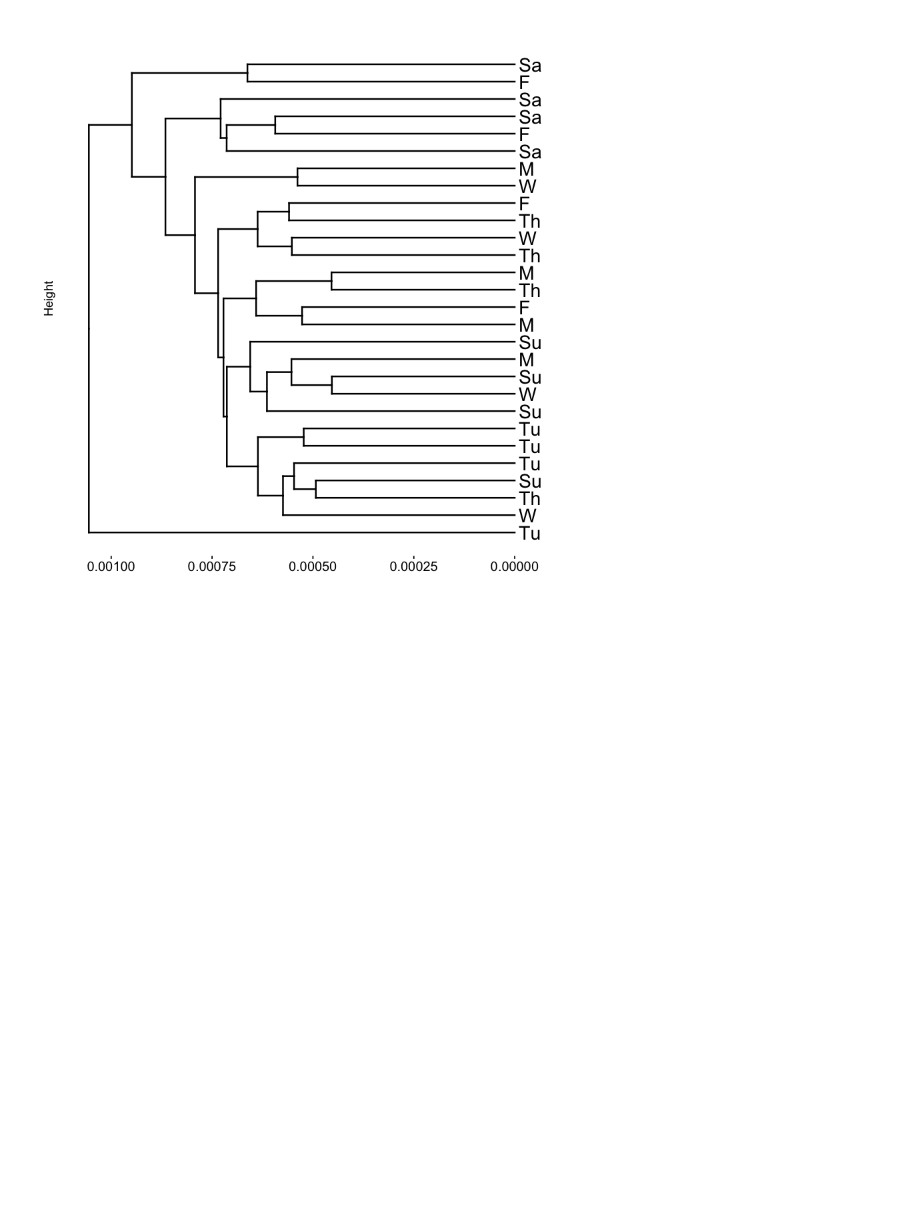
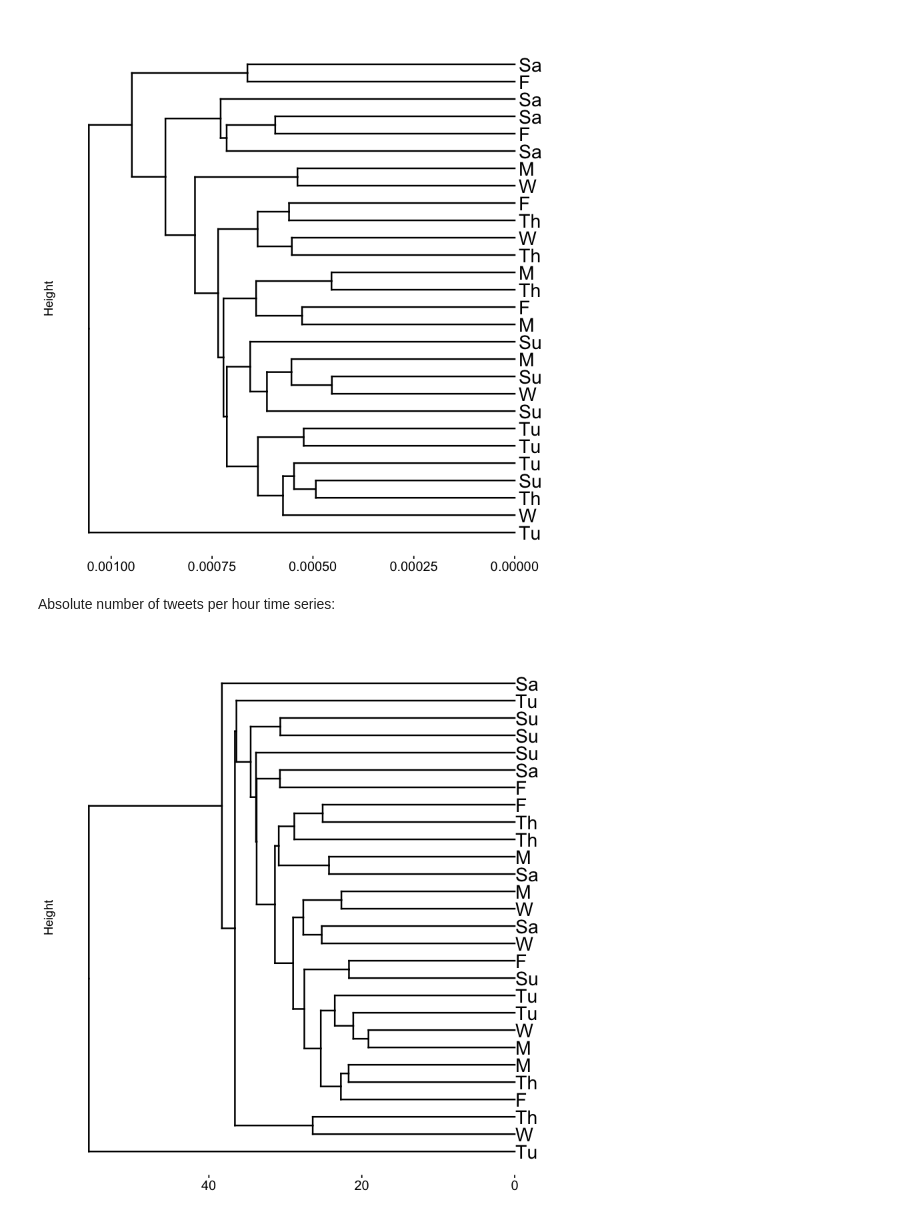
Before and after one commit to tj2huang/nyu-research, a Jupyter notebook: notebooks/tobacco-plot.ipynb, the cells around one changed output. Drawn from its saved outputs; the diff is of its cells as text; code cells hidden in the pictures; blank space fills up the shorter version.

```diff
--- a/notebooks/tobacco-plot.ipynb
+++ b/notebooks/tobacco-plot.ipynb
@@ -196,3 +193,19 @@ euc_dend <-function(){
 euc_dend()
 # %% [output]
 [figure]
+# %% [markdown]
+Absolute number of tweets per hour time series:
+# %%
+june_days = split_by_day(ts_pres)
+colnames(june_days)=weekdays
+dist = diss(june_days, METHOD = 'EUCL')
+c = agnes(dist, diss=TRUE)
+# %%
+euc_dend <-function(){
+    fviz_dend(c, rect=TRUE, main='', ylab='', xlab='Height',
+              las=1, cex=1.2, cex.lab=1.5, horiz=TRUE)
+    #mtext( text='Day of Week', side=2, cex=1.5)
+}
+euc_dend()
+# %% [output]
+[figure, added]
```
Also changed, not shown: parts of 2 cells of this notebook.
